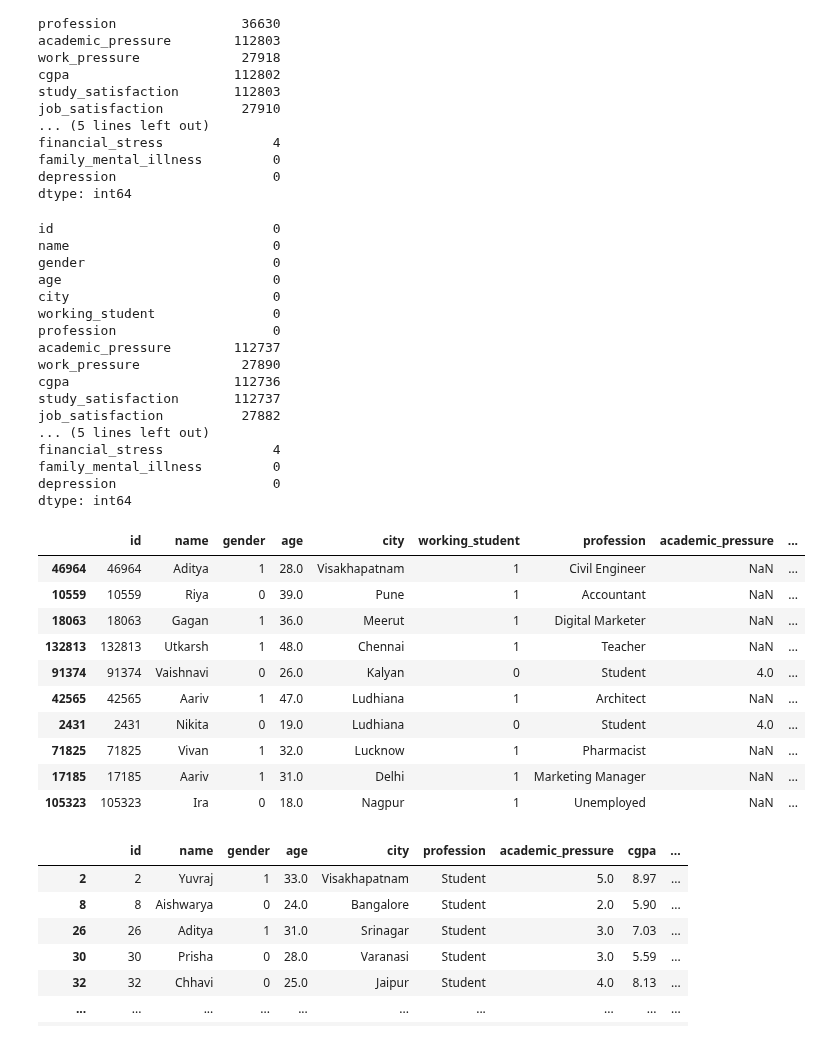
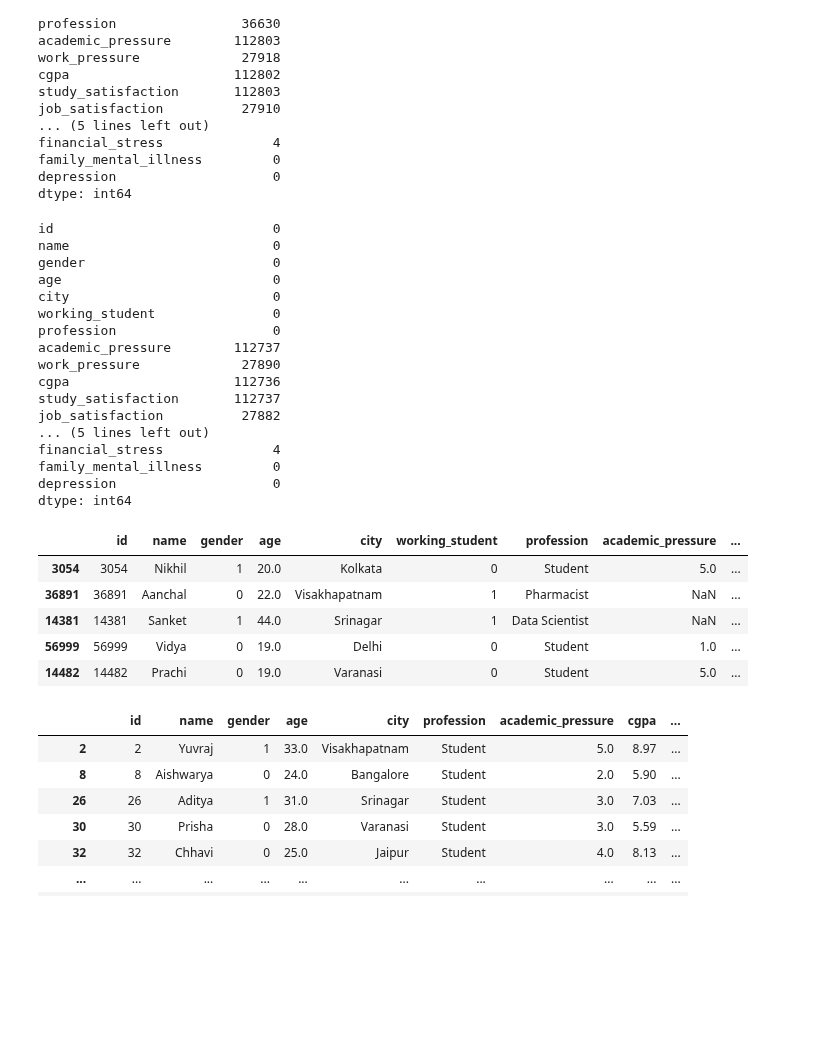
Before and after one commit to nikankad/COS322-depression, a Jupyter notebook: src/main.ipynb, the cells around one changed output. Cells and saved outputs as stored; diff of their text form; code cells hidden in the pictures; blank space fills up the shorter version.

```diff
--- a/src/main.ipynb
+++ b/src/main.ipynb
@@ -73,51 +74,44 @@ df["dietary_habits"] = df["dietary_habits"].map({
     "Moderate": 1,
     "Healthy": 2
 })
 #if profession is student then make profession "Student"
 df.loc[df["working_student"] == 0, "profession"] = "Student"
 #If profession is still NaN, set to "Unemployed"
 df.loc[df["profession"].isna(), "profession"] = "Unemployed"
 #Map sleeping hours to numbers
-sleep_mapping = {
-    "Less than 5 hours": 0,
-    "5-6 hours": 1,
-    "7-8 hours": 2,
-    "More than 8 hours": 3   # if you have this category
-}
-df["sleep_duration"] = df["sleep_duration"].map(sleep_mapping)
+df['sleep_duration'] = LabelEncoder().fit_transform(df['sleep_duration'])
+
+#encode cities
+# df = pd.get_dummies(df, columns=['city'], drop_first=True)
+df = df.map(lambda x: 1 if x == True else 0 if x == False else x)
 
 #print
 display(df.isna().sum())
-display(df.sample(10))
+display(df.sample(5))
 # %% [output]
 id                            0
 name                          0
 gender                        0
 age                           0
 city                          0
 working_student               0
 profession                    0
 academic_pressure        112737
 work_pressure             27890
 cgpa                     112736
 study_satisfaction       112737
 job_satisfaction          27882
 ... (5 lines left out)
 financial_stress              4
 family_mental_illness         0
 depression                    0
 dtype: int64
 |  | id | name | gender | age | city | working_student | profession | academic_pressure | ... |
-| 46964 | 46964 | Aditya | 1 | 28.0 | Visakhapatnam | 1 | Civil Engineer | NaN | ... |
-| 10559 | 10559 | Riya | 0 | 39.0 | Pune | 1 | Accountant | NaN | ... |
-| 18063 | 18063 | Gagan | 1 | 36.0 | Meerut | 1 | Digital Marketer | NaN | ... |
-| 132813 | 132813 | Utkarsh | 1 | 48.0 | Chennai | 1 | Teacher | NaN | ... |
-| 91374 | 91374 | Vaishnavi | 0 | 26.0 | Kalyan | 0 | Student | 4.0 | ... |
-| 42565 | 42565 | Aariv | 1 | 47.0 | Ludhiana | 1 | Architect | NaN | ... |
-| 2431 | 2431 | Nikita | 0 | 19.0 | Ludhiana | 0 | Student | 4.0 | ... |
-| 71825 | 71825 | Vivan | 1 | 32.0 | Lucknow | 1 | Pharmacist | NaN | ... |
-| 17185 | 17185 | Aariv | 1 | 31.0 | Delhi | 1 | Marketing Manager | NaN | ... |
-| 105323 | 105323 | Ira | 0 | 18.0 | Nagpur | 1 | Unemployed | NaN | ... |
+| 3054 | 3054 | Nikhil | 1 | 20.0 | Kolkata | 0 | Student | 5.0 | ... |
+| 36891 | 36891 | Aanchal | 0 | 22.0 | Visakhapatnam | 1 | Pharmacist | NaN | ... |
+| 14381 | 14381 | Sanket | 1 | 44.0 | Srinagar | 1 | Data Scientist | NaN | ... |
+| 56999 | 56999 | Vidya | 0 | 19.0 | Delhi | 0 | Student | 1.0 | ... |
+| 14482 | 14482 | Prachi | 0 | 19.0 | Varanasi | 0 | Student | 5.0 | ... |
 # %%
 #Now we want to split it into 2 datasets, students and workers
 students_df = df.loc[df["working_student"] == 0].drop({"working_student", "work_pressure", "job_satisfaction"}, axis=1)
```
Also changed, not shown: parts of 4 cells of this notebook, 3 other files.
